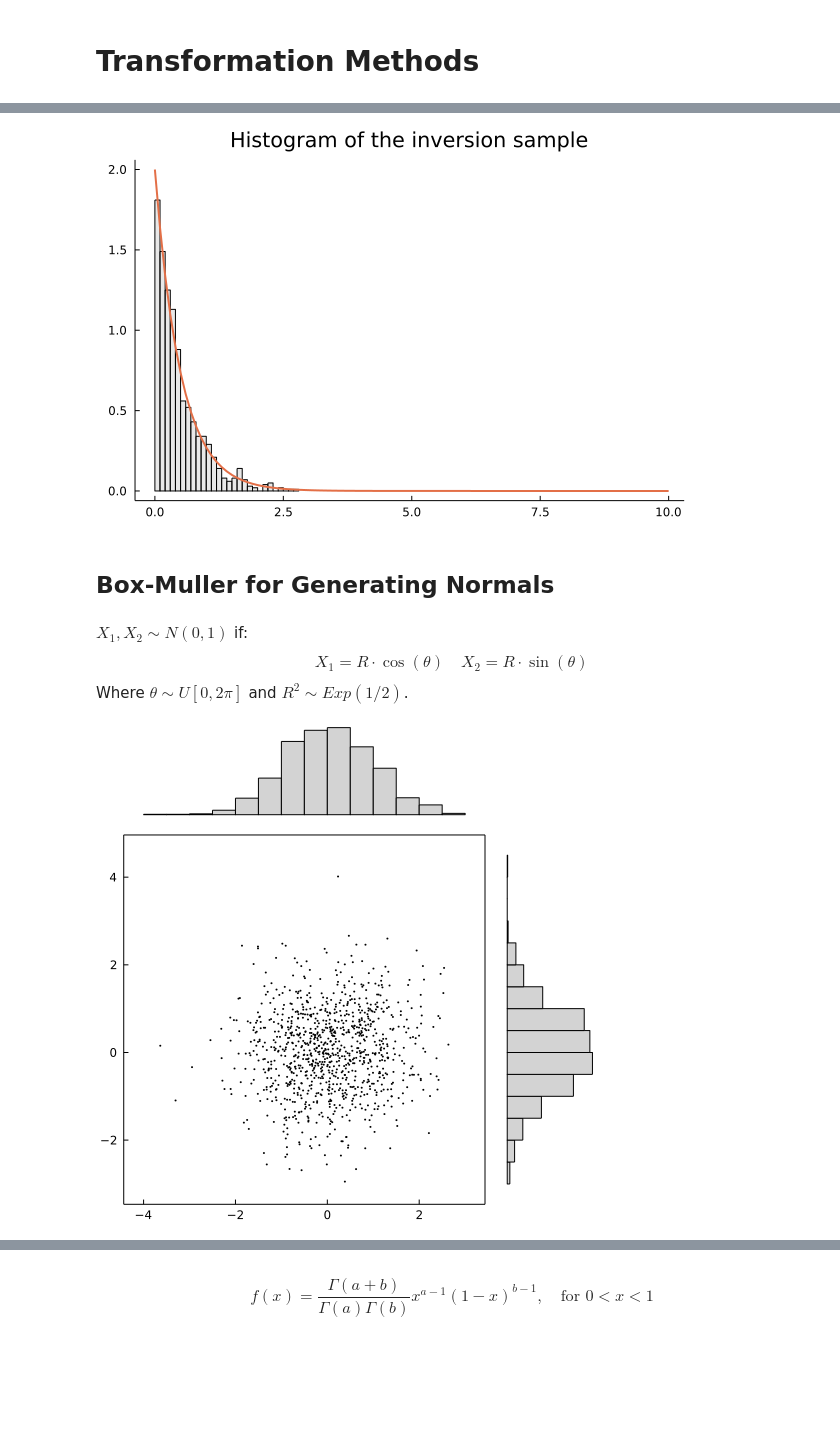
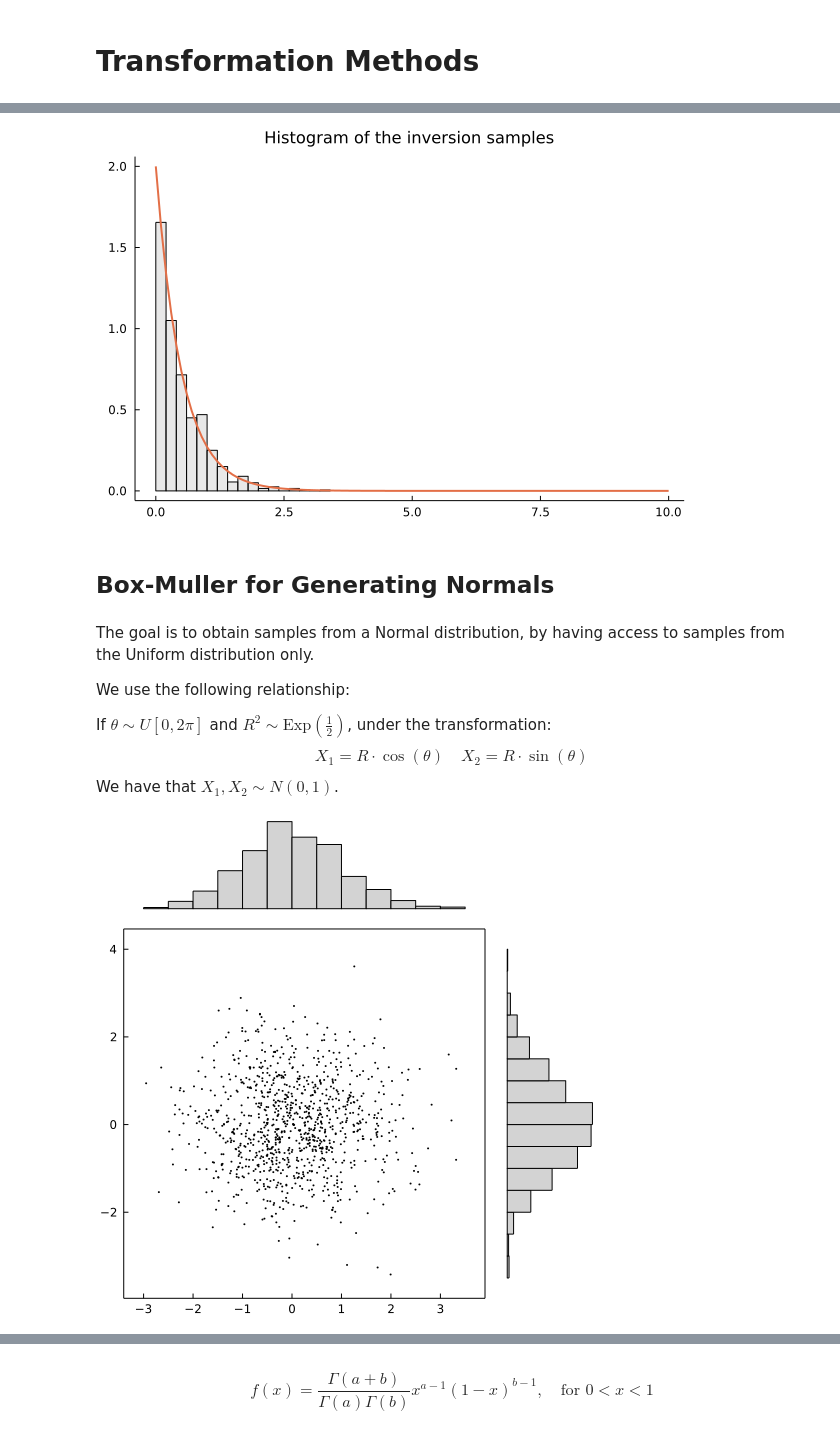
Before and after one commit to Kaasiak/MonteCarloCasino, a Jupyter notebook: 02-transformation-rejection-reweighting.ipynb, the cells around one changed output, grey strips where cells are left out. Cells and saved outputs as stored; diff of their text form; code cells hidden in the pictures; blank space fills up the shorter version.

```diff
--- a/02-transformation-rejection-reweighting.ipynb
+++ b/02-transformation-rejection-reweighting.ipynb
@@ -36,38 +48,47 @@ function inv_F(x, λ)
     - log.(1 .- x) ./ λ
 end
 
-function inv_exp_sample(;N=1000, λ=1)
-    u = rand(Uniform(), N)
+function inv_exp_sample(;n=1000, λ=1)
+    u = rand(Uniform(), n)
     y = inv_F(u, λ)
     y
 end
+
 λ = 2
 y = inv_exp_sample(λ=λ)
-histogram(y, fillalpha=0.5, normed=true, title="Histogram of the inversion sample")
+histogram(
+    y, fillalpha=0.5, normed=true,
+    title="Histogram of the inversion samples",
+    titlefontsize=11
+)
 plot!(x, f(x, λ), width=2)
 # %% [output]
-[figure, old version]
+[figure, new version]
 # %% [markdown]
 ## Box-Muller for Generating Normals
 # %% [markdown]
-$X_1, X_2 \sim N(0,1)$ if:
+The goal is to obtain samples from a Normal distribution, by having access to samples from the Uniform distribution only.
+
+We use the following relationship:
+
+If $\theta \sim U[0, 2\pi]$ and $R^2 \sim \text{Exp}(\frac{1}{2})$, under the transformation:
 $$X_1 = R \cdot \cos(\theta) \quad X_2 = R \cdot \sin(\theta)$$
-Where $\theta \sim U[0, 2\pi]$ and $R^2 \sim Exp(1/2)$.
+We have that $X_1, X_2 \sim N(0,1)$.
 # %%
-N = 1000
-R = sqrt.(inv_exp_sample(N=N, λ=0.5))
-θ = rand(Uniform(), N) * 2 * pi
+n = 1000
+R = sqrt.(inv_exp_sample(n=n, λ=0.5))
+θ = rand(Uniform(), n) * 2 * π
 
 X1 = R .* cos.(θ)
 X2 = R .* sin.(θ)
 
 layout = @layout [a            _
                   b{0.8w,0.8h} c]
 
 plot(layout=layout, link=:both, size=(500, 500), margin=-10Plots.px)
 scatter!(X1, X2, subplot=2, framestyle=:box)
 histogram!([X1 X2], subplot=[1 3], orientation=[:v :h], framestyle=:none)
 # %% [output]
-[figure, old version]
+[figure, new version]
 # %% [markdown]
 ## Rejection Sampling
```
Also changed, not shown: parts of 16 cells of this notebook.
